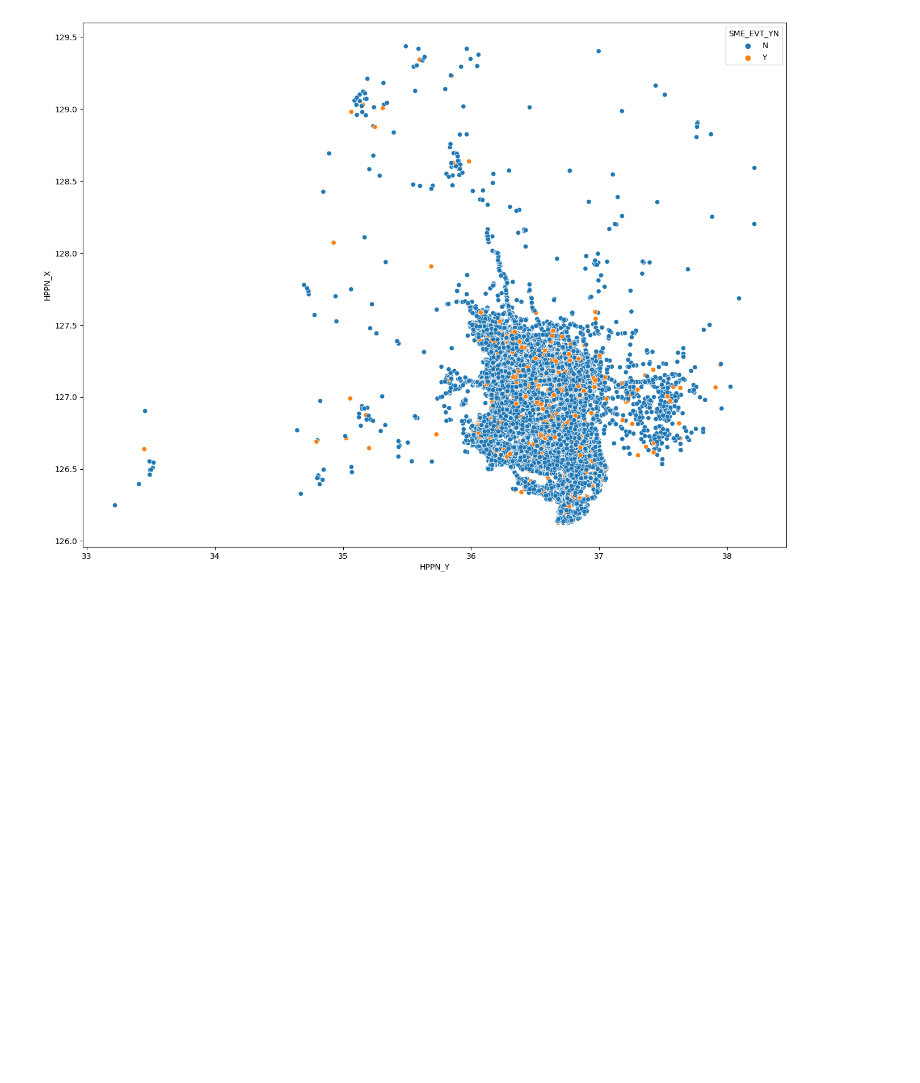
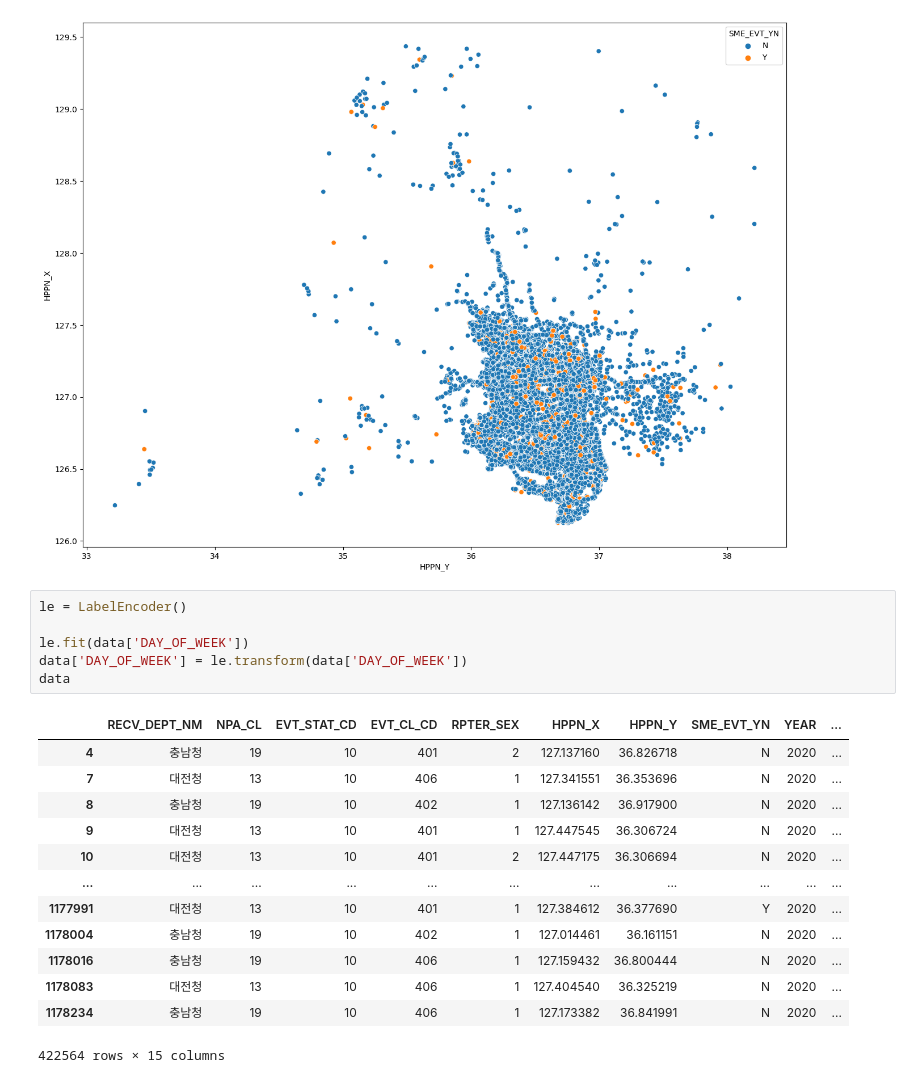
Before and after one commit to Muj2n/Trafic_Data_Analysis_Contest, a Jupyter notebook: KwonHwi/지역 치안 안전 데이터 분석 경진대회.ipynb, the cells around one changed output. Drawn from its saved outputs; the diff is of its cells as text; blank space fills up the shorter version.

```diff
--- a/KwonHwi/지역 치안 안전 데이터 분석 경진대회.ipynb
+++ b/KwonHwi/지역 치안 안전 데이터 분석 경진대회.ipynb
@@ -808,3 +809,23 @@ sns.scatterplot(data=data, x="HPPN_Y", y="HPPN_X", hue="SME_EVT_YN")
 plt.show()
 # %% [output]
 [figure]
+# %%
+le = LabelEncoder()
+
+le.fit(data['DAY_OF_WEEK'])
+data['DAY_OF_WEEK'] = le.transform(data['DAY_OF_WEEK'])
+data
+# %% [output]
+|  | RECV_DEPT_NM | NPA_CL | EVT_STAT_CD | EVT_CL_CD | RPTER_SEX | HPPN_X | HPPN_Y | SME_EVT_YN | YEAR | ... |
+| 4 | 충남청 | 19 | 10 | 401 | 2 | 127.137160 | 36.826718 | N | 2020 | ... |
+| 7 | 대전청 | 13 | 10 | 406 | 1 | 127.341551 | 36.353696 | N | 2020 | ... |
+| 8 | 충남청 | 19 | 10 | 402 | 1 | 127.136142 | 36.917900 | N | 2020 | ... |
+| 9 | 대전청 | 13 | 10 | 401 | 1 | 127.447545 | 36.306724 | N | 2020 | ... |
+| 10 | 대전청 | 13 | 10 | 401 | 2 | 127.447175 | 36.306694 | N | 2020 | ... |
+| ... | ... | ... | ... | ... | ... | ... | ... | ... | ... | ... |
+| 1177991 | 대전청 | 13 | 10 | 401 | 1 | 127.384612 | 36.377690 | Y | 2020 | ... |
+| 1178004 | 충남청 | 19 | 10 | 402 | 1 | 127.014461 | 36.161151 | N | 2020 | ... |
+| 1178016 | 충남청 | 19 | 10 | 406 | 1 | 127.159432 | 36.800444 | N | 2020 | ... |
+| 1178083 | 대전청 | 13 | 10 | 406 | 1 | 127.404540 | 36.325219 | N | 2020 | ... |
+| 1178234 | 충남청 | 19 | 10 | 406 | 1 | 127.173382 | 36.841991 | N | 2020 | ... |
+422564 rows × 15 columns
```
Also changed, not shown: parts of 6 cells of this notebook.
